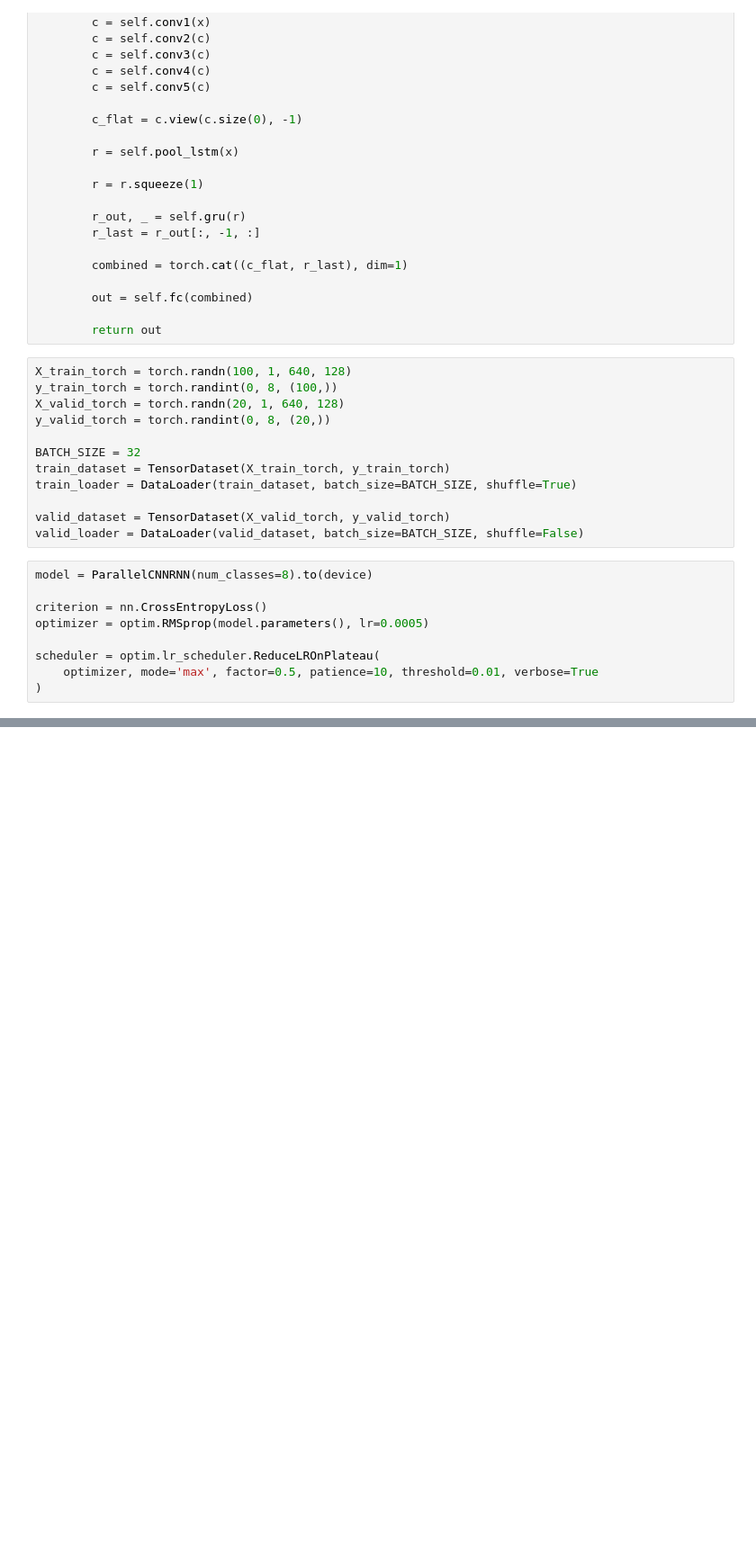
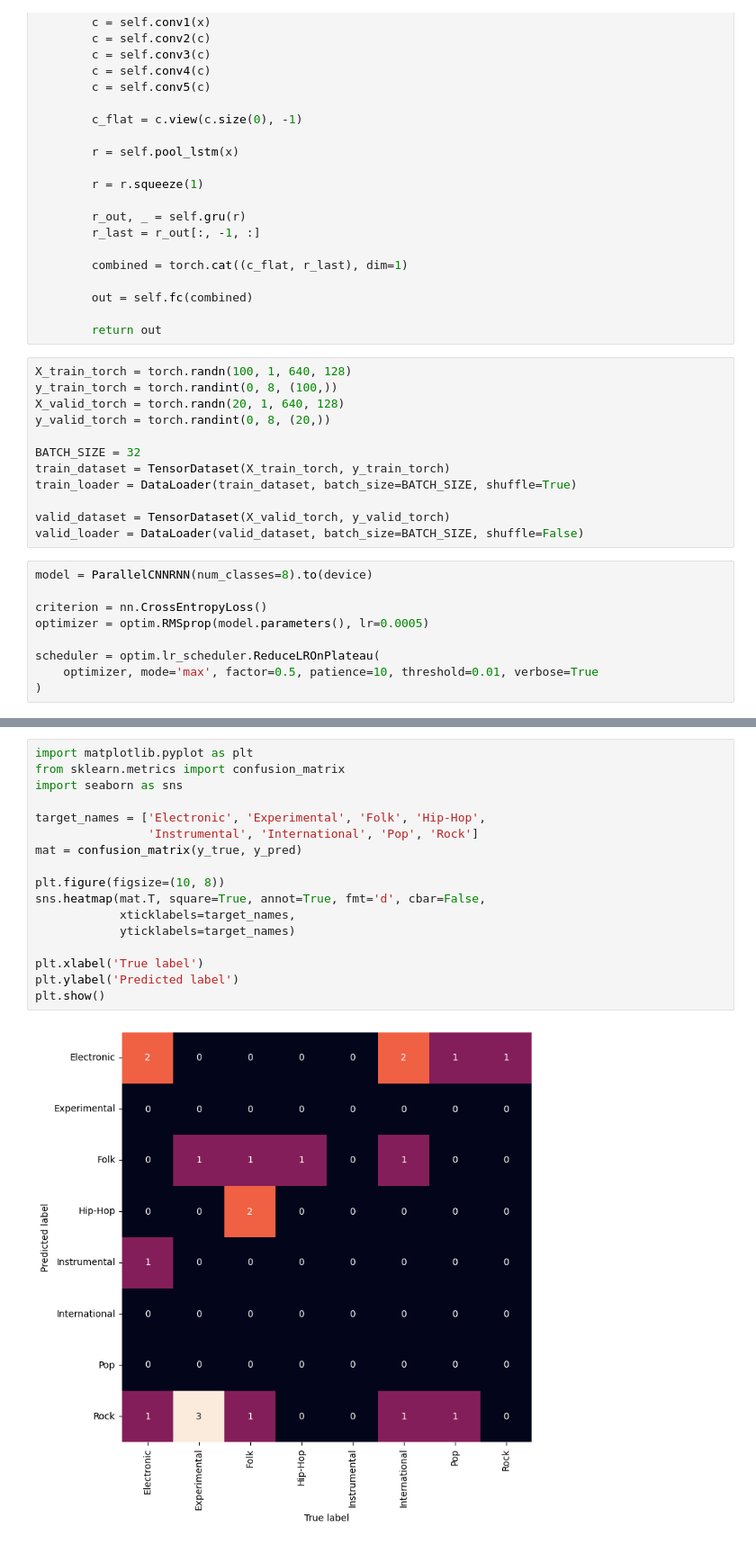
Before and after one commit to Mystery-Oh/CNN-based-Music-Classification-and-Recommendation, a Jupyter notebook: CNN-RNN.ipynb, the cells around one changed output, grey strips where cells are left out. Shown: that part at 90% size. Saved outputs shown, nothing was run; the diff lists cells and outputs as text; blank space fills up the shorter version.

```diff
--- a/CNN-RNN.ipynb
+++ b/CNN-RNN.ipynb
@@ -199,2 +204,21 @@ Val Loss: 2.0270 | Val Acc: 0.2000
 ------------------------------------------------------------
 ... (38 outputs left out)
+# %%
+import matplotlib.pyplot as plt
+from sklearn.metrics import confusion_matrix
+import seaborn as sns
+
+target_names = ['Electronic', 'Experimental', 'Folk', 'Hip-Hop',
+                'Instrumental', 'International', 'Pop', 'Rock']
+mat = confusion_matrix(y_true, y_pred)
+
+plt.figure(figsize=(10, 8))
+sns.heatmap(mat.T, square=True, annot=True, fmt='d', cbar=False,
+            xticklabels=target_names,
+            yticklabels=target_names)
+
+plt.xlabel('True label')
+plt.ylabel('Predicted label')
+plt.show()
+# %% [output]
+[figure, added]
```
Also changed, not shown: parts of 2 cells of this notebook, 2 other files.
